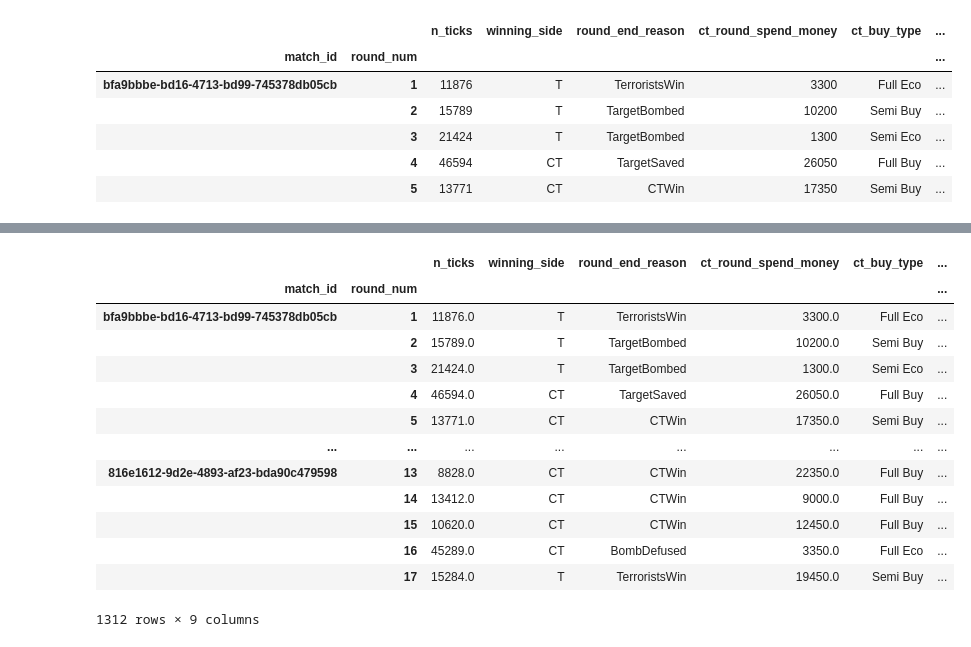
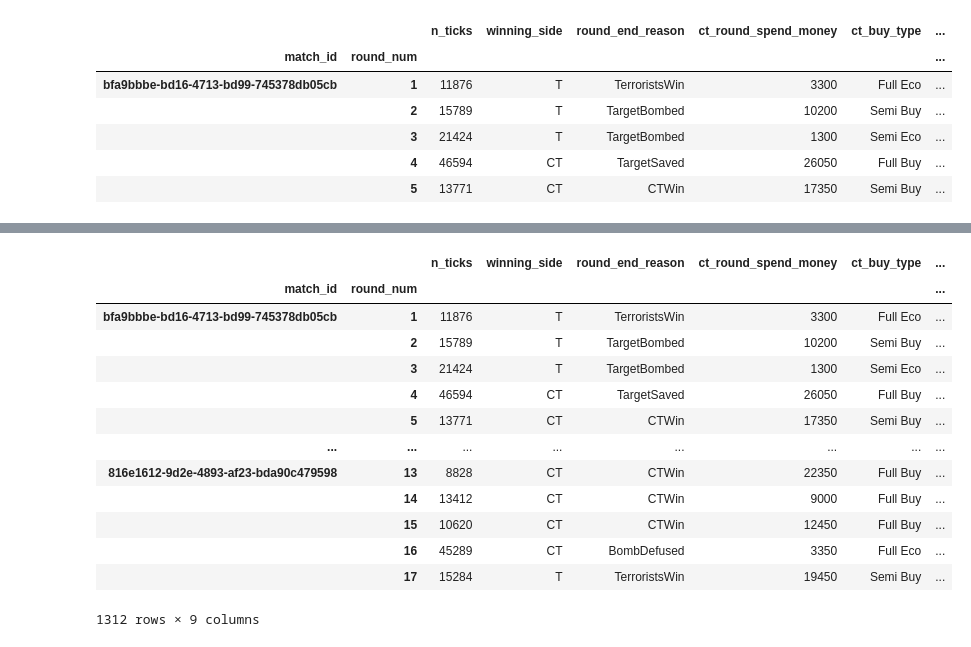
Before and after one commit to khemingkapat/csgo_model, a Jupyter notebook: main.ipynb, the cells around one changed output, grey strips where cells are left out. Cells and saved outputs as stored; diff of their text form; code cells hidden in the pictures.

```diff
--- a/main.ipynb
+++ b/main.ipynb
@@ -304,7 +265,7 @@ round_kills = kills_df\
 .groupby(["match_id","round_num"]).agg(
     ct_kills=("attacker_side",lambda side : (side == "CT").sum()),
     t_kills=("attacker_side",lambda side : (side == "T").sum())
-)
+).dropna(how="all")
 # %%
 rounds_df.columns
 # %% [output]
@@ -352,17 +296,17 @@ flashes_df.set_index(["match_id","round_num"])
 # %%
-pd.concat([idx_r_df,round_kills],axis=1).dropna(how="all")
+pd.concat([idx_r_df,round_kills],axis=1)
 # %% [output]
 |  |  | n_ticks | winning_side | round_end_reason | ct_round_spend_money | ct_buy_type | ... |
 | match_id | round_num |  |  |  |  |  | ... |
-| bfa9bbbe-bd16-4713-bd99-745378db05cb | 1 | 11876.0 | T | TerroristsWin | 3300.0 | Full Eco | ... |
-|  | 2 | 15789.0 | T | TargetBombed | 10200.0 | Semi Buy | ... |
-|  | 3 | 21424.0 | T | TargetBombed | 1300.0 | Semi Eco | ... |
-|  | 4 | 46594.0 | CT | TargetSaved | 26050.0 | Full Buy | ... |
-|  | 5 | 13771.0 | CT | CTWin | 17350.0 | Semi Buy | ... |
+| bfa9bbbe-bd16-4713-bd99-745378db05cb | 1 | 11876 | T | TerroristsWin | 3300 | Full Eco | ... |
+|  | 2 | 15789 | T | TargetBombed | 10200 | Semi Buy | ... |
+|  | 3 | 21424 | T | TargetBombed | 1300 | Semi Eco | ... |
+|  | 4 | 46594 | CT | TargetSaved | 26050 | Full Buy | ... |
+|  | 5 | 13771 | CT | CTWin | 17350 | Semi Buy | ... |
 | ... | ... | ... | ... | ... | ... | ... | ... |
-| 816e1612-9d2e-4893-af23-bda90c479598 | 13 | 8828.0 | CT | CTWin | 22350.0 | Full Buy | ... |
-|  | 14 | 13412.0 | CT | CTWin | 9000.0 | Full Buy | ... |
-|  | 15 | 10620.0 | CT | CTWin | 12450.0 | Full Buy | ... |
-|  | 16 | 45289.0 | CT | BombDefused | 3350.0 | Full Eco | ... |
-|  | 17 | 15284.0 | T | TerroristsWin | 19450.0 | Semi Buy | ... |
+| 816e1612-9d2e-4893-af23-bda90c479598 | 13 | 8828 | CT | CTWin | 22350 | Full Buy | ... |
+|  | 14 | 13412 | CT | CTWin | 9000 | Full Buy | ... |
+|  | 15 | 10620 | CT | CTWin | 12450 | Full Buy | ... |
+|  | 16 | 45289 | CT | BombDefused | 3350 | Full Eco | ... |
+|  | 17 | 15284 | T | TerroristsWin | 19450 | Semi Buy | ... |
 1312 rows × 9 columns
```
Also changed, not shown: parts of 8 cells of this notebook.
